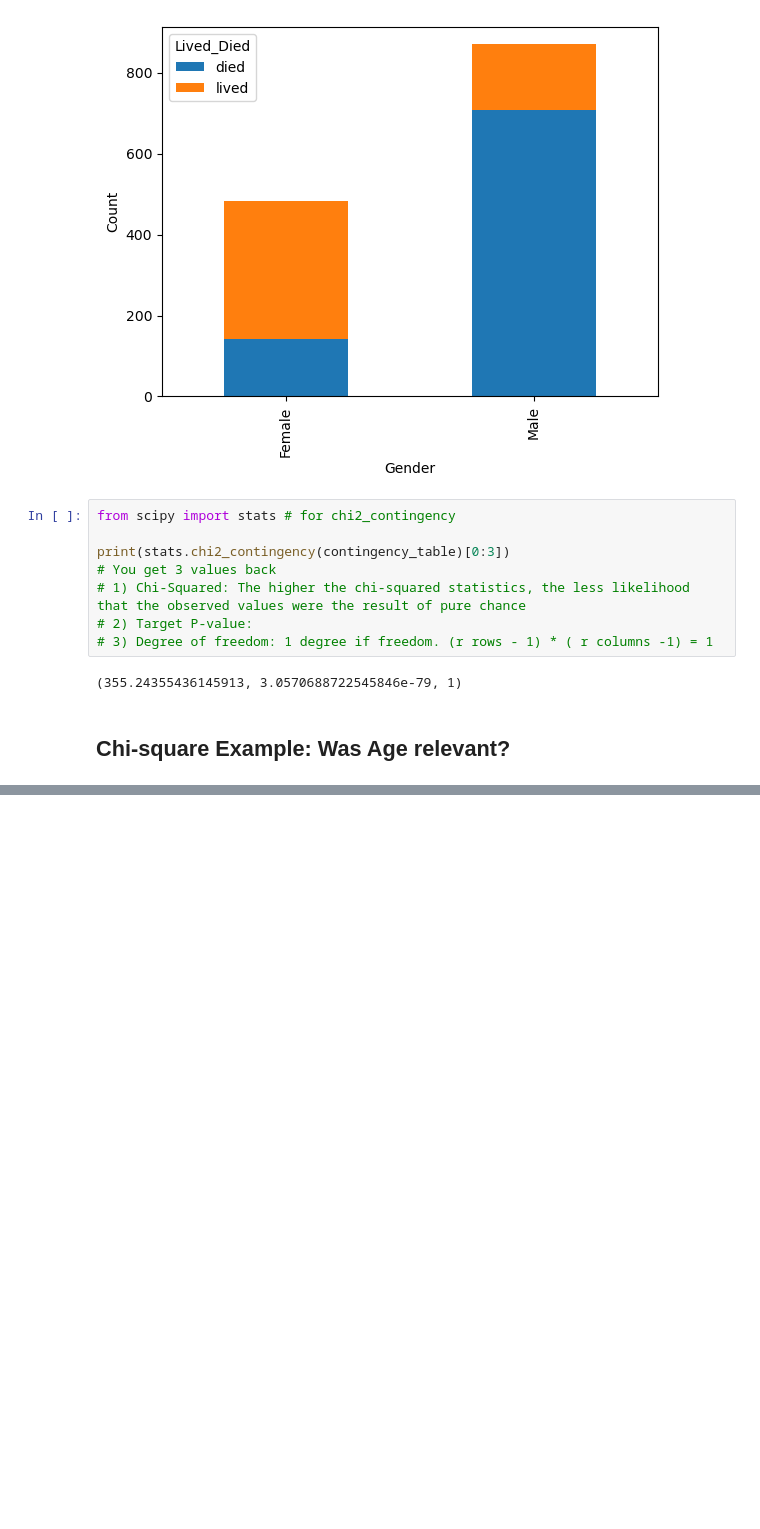
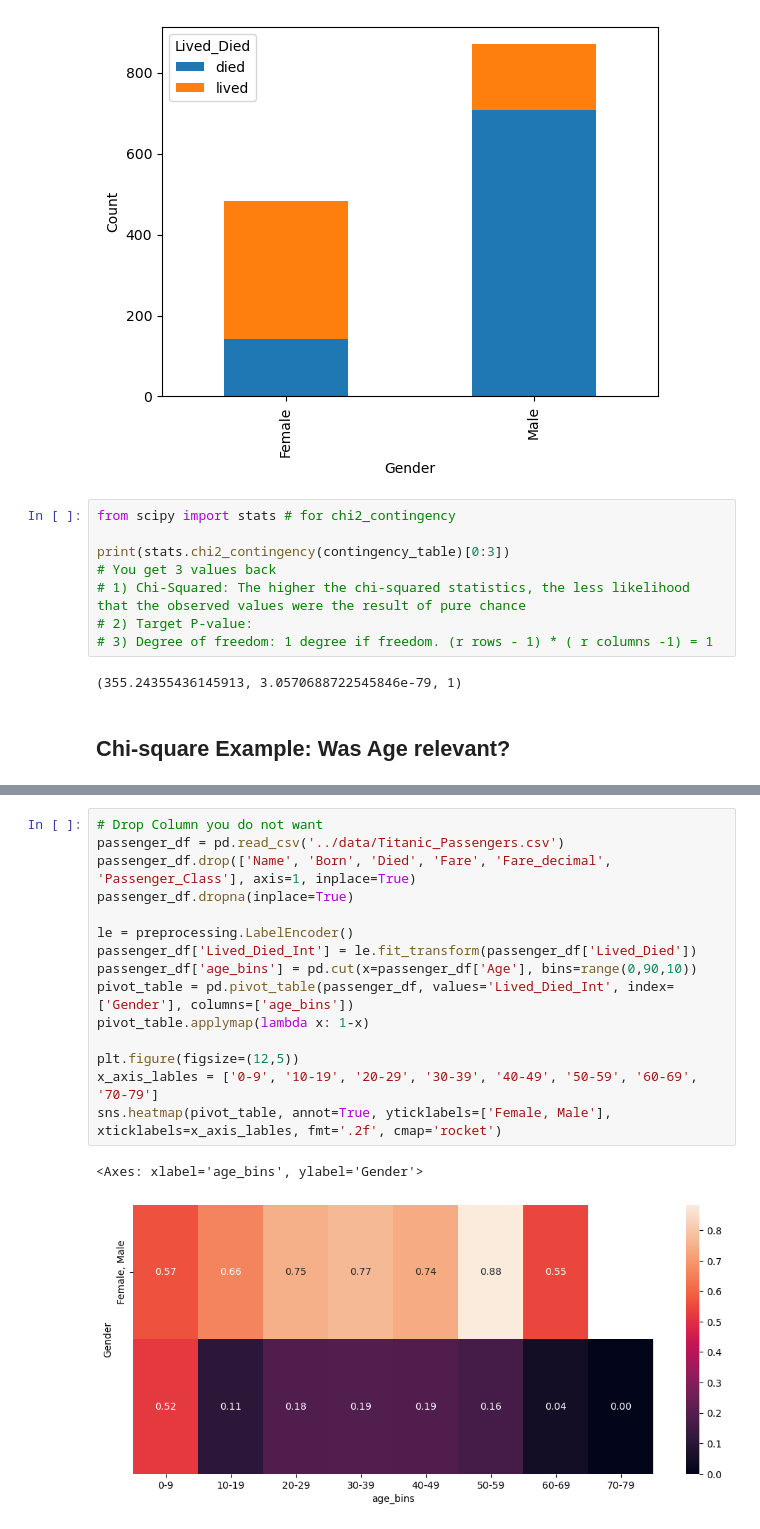
Before and after one commit to CS4580/my-notes-TJEgbert, a Jupyter notebook: module6/titanic_passenger.ipynb, the cells around one changed output, grey strips where cells are left out. Drawn from its saved outputs; the diff is of its cells as text; blank space fills up the shorter version.

```diff
--- a/module6/titanic_passenger.ipynb
+++ b/module6/titanic_passenger.ipynb
@@ -102,0 +122,18 @@ KeyError: Interval(0.0, 10.0, closed='right')
+# %%
+# Drop Column you do not want
+passenger_df = pd.read_csv('../data/Titanic_Passengers.csv')
+passenger_df.drop(['Name', 'Born', 'Died', 'Fare', 'Fare_decimal', 'Passenger_Class'], axis=1, inplace=True)
+passenger_df.dropna(inplace=True)
+
+le = preprocessing.LabelEncoder()
+passenger_df['Lived_Died_Int'] = le.fit_transform(passenger_df['Lived_Died'])
+passenger_df['age_bins'] = pd.cut(x=passenger_df['Age'], bins=range(0,90,10))
+pivot_table = pd.pivot_table(passenger_df, values='Lived_Died_Int', index=['Gender'], columns=['age_bins'])
+pivot_table.applymap(lambda x: 1-x)
+
+plt.figure(figsize=(12,5))
+x_axis_lables = ['0-9', '10-19', '20-29', '30-39', '40-49', '50-59', '60-69', '70-79']
+sns.heatmap(pivot_table, annot=True, yticklabels=['Female, Male'], xticklabels=x_axis_lables, fmt='.2f', cmap='rocket')
+# %% [output]
+<Axes: xlabel='age_bins', ylabel='Gender'>
+[figure, added]
```
Also changed, not shown: parts of 19 cells of this notebook.
